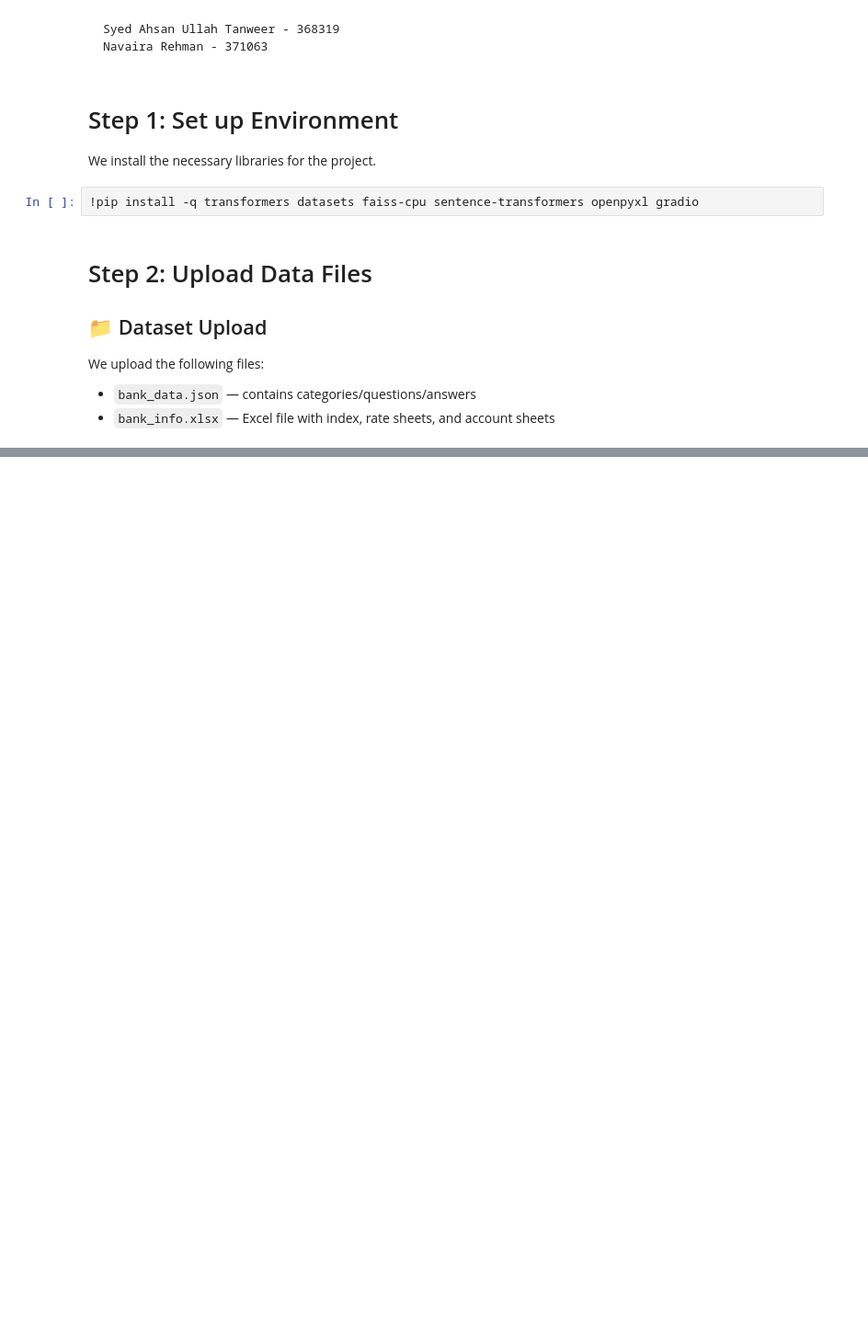
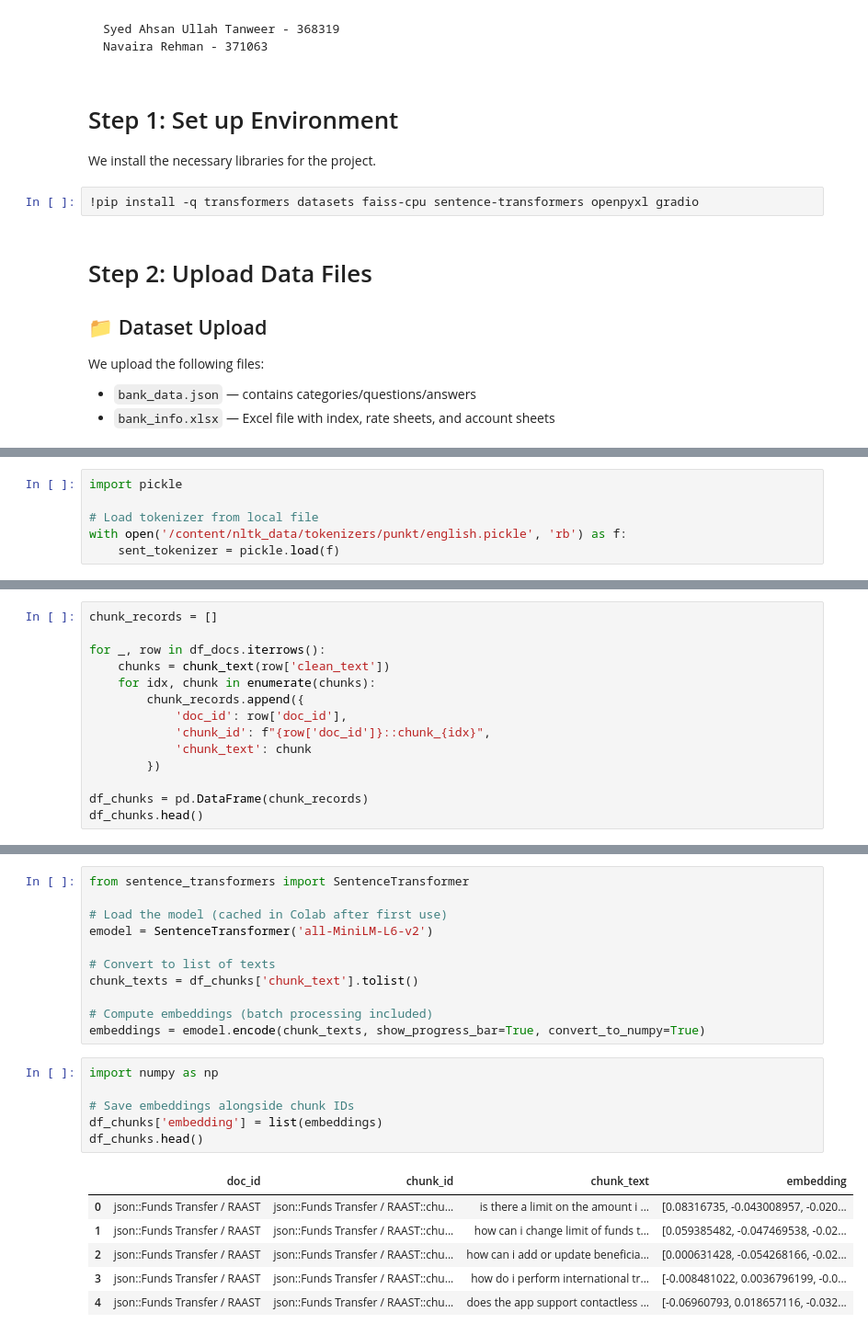
Before and after one commit to NavairaRehman/B.A.S.I.C, a Jupyter notebook: BASIC.ipynb, the cells around one changed output, grey strips where cells are left out. Shown at 92% size. Cells and saved outputs as stored; diff of their text form; blank space fills up the shorter version.

```diff
--- a/BASIC.ipynb
+++ b/BASIC.ipynb
@@ -40,0 +178,6 @@ We upload the following files:
+# %%
+import pickle
+
+# Load tokenizer from local file
+with open('/content/nltk_data/tokenizers/punkt/english.pickle', 'rb') as f:
+    sent_tokenizer = pickle.load(f)
@@ -40,0 +200,14 @@ We upload the following files:
+# %%
+chunk_records = []
+
+for _, row in df_docs.iterrows():
+    chunks = chunk_text(row['clean_text'])
+    for idx, chunk in enumerate(chunks):
+        chunk_records.append({
+            'doc_id': row['doc_id'],
+            'chunk_id': f"{row['doc_id']}::chunk_{idx}",
+            'chunk_text': chunk
+        })
+
+df_chunks = pd.DataFrame(chunk_records)
+df_chunks.head()
@@ -40,0 +243,24 @@ We upload the following files:
+# %%
+from sentence_transformers import SentenceTransformer
+
+# Load the model (cached in Colab after first use)
+emodel = SentenceTransformer('all-MiniLM-L6-v2')
+
+# Convert to list of texts
+chunk_texts = df_chunks['chunk_text'].tolist()
+
+# Compute embeddings (batch processing included)
+embeddings = emodel.encode(chunk_texts, show_progress_bar=True, convert_to_numpy=True)
+# %%
+import numpy as np
+
+# Save embeddings alongside chunk IDs
+df_chunks['embedding'] = list(embeddings)
+df_chunks.head()
+# %% [output]
+|  | doc_id | chunk_id | chunk_text | embedding |
+| 0 | json::Funds Transfer / RAAST | json::Funds Transfer / RAAST::chu... | is there a limit on the amount i ... | [0.08316735, -0.043008957, -0.020... |
+| 1 | json::Funds Transfer / RAAST | json::Funds Transfer / RAAST::chu... | how can i change limit of funds t... | [0.059385482, -0.047469538, -0.02... |
+| 2 | json::Funds Transfer / RAAST | json::Funds Transfer / RAAST::chu... | how can i add or update beneficia... | [0.000631428, -0.054268166, -0.02... |
+| 3 | json::Funds Transfer / RAAST | json::Funds Transfer / RAAST::chu... | how do i perform international tr... | [-0.008481022, 0.0036796199, -0.0... |
+| 4 | json::Funds Transfer / RAAST | json::Funds Transfer / RAAST::chu... | does the app support contactless ... | [-0.06960793, 0.018657116, -0.032... |
```
Also changed, not shown: parts of 16 cells of this notebook.
